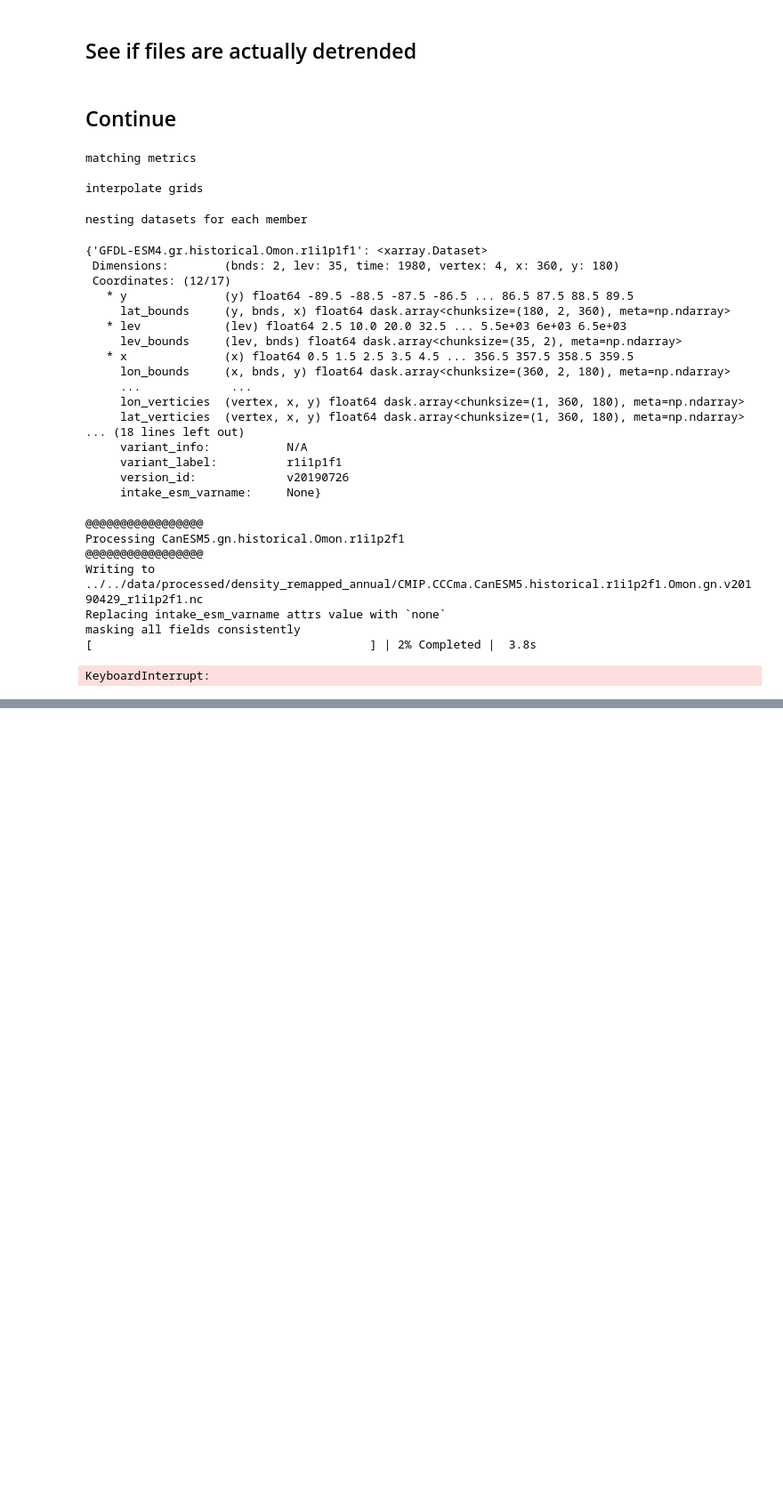
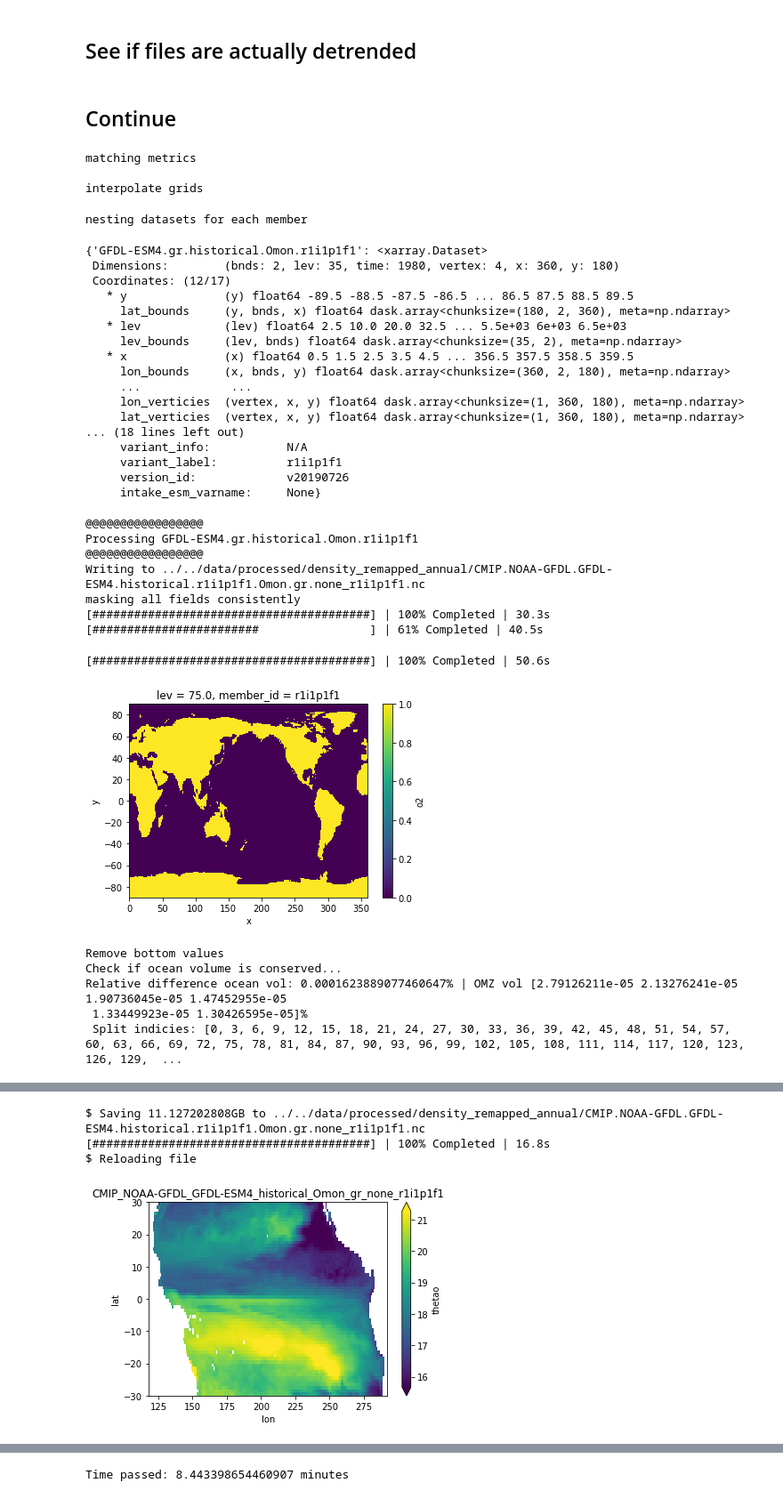
Before and after one commit to jbusecke/cmip6_omz, a Jupyter notebook: notebooks/sam_tests/cmip6_density_transform_pipeline_dev.ipynb, the cells around one changed output, grey strips where cells are left out. Shown: that part at 89% size. Drawn from its saved outputs; the diff is of its cells as text; code cells hidden in the pictures; blank space fills up the shorter version.

```diff
--- a/notebooks/sam_tests/cmip6_density_transform_pipeline_dev.ipynb
+++ b/notebooks/sam_tests/cmip6_density_transform_pipeline_dev.ipynb
@@ -96,8 +96,8 @@ def transform_wrapper_again(
     ],
 ):
 
-    #sigma_bins = np.array([0, 24.5, 26.5, 27.65, 100])
-    sigma_bins = np.array([0, 23.0, 24.5, 25.5, 26.5, 26.65, 26.7, 27.4, 27.65, 27.8, 100])
+    sigma_bins = np.array([0, 24.5, 26.5, 27.65, 100])
+    #sigma_bins = np.array([0, 23.0, 24.5, 25.5, 26.5, 26.65, 26.7, 27.4, 27.65, 27.8, 100])
     # define variables to be averaged (intensive quantities)
     intensive_vars = [
         "thetao",
@@ -595,7 +546,7 @@ for name, ds in ddict_nested.items():
 
             ds_sigma_monthly = transform_wrapper_again(ds)
 
-            if vol_consistency_check_wrapper(ds, ds_sigma_monthly):
+            if not vol_consistency_check_wrapper(ds, ds_sigma_monthly):
                 continue
             else:
                 ds_sigma_yearly = strip_encoding(resample_yearly(ds_sigma_monthly))
@@ -614,35 +565,41 @@ for name, ds in ddict_nested.items():
                 # rechunk the resulting file for convenience
                 ds_sigma_yearly = strip_encoding(
                     ds_sigma_yearly.chunk({"x": -1, "y": -1, "time": 2})
                 )
 
                 #################### write out results ########################
                 with ProgressBar():
                     ds_sigma_reloaded = write(
                         ds_sigma_yearly,
                         filename,
                         overwrite=True,
                         force_load=False,
                         check_zarr_complete=True,
                     )
             ###### delete temps ######
             for tf in tempfilelist:
                 if tf.exists():
                     shutil.rmtree(tf)
             ##################### Verification plotting ##########################
             try:
                 plot_omz_results(ds_sigma_reloaded)
             except Exception as e:
                 print(f"Plotting failed with: {e}")
         plt.show()
         t1 = time.time()
         print(f"Time passed: {(t1-t0)/60} minutes")
 # %% [output]
 @@@@@@@@@@@@@@@@@
-Processing CanESM5.gn.historical.Omon.r1i1p2f1
+Processing GFDL-ESM4.gr.historical.Omon.r1i1p1f1
 @@@@@@@@@@@@@@@@@
-Writing to ../../data/processed/density_remapped_annual/CMIP.CCCma.CanESM5.historical.r1i1p2f1.Omon.gn.v20190429_r1i1p2f1.nc
-Replacing intake_esm_varname attrs value with `none`
+Writing to ../../data/processed/density_remapped_annual/CMIP.NOAA-GFDL.GFDL-ESM4.historical.r1i1p1f1.Omon.gr.none_r1i1p1f1.nc
 masking all fields consistently
-[                                        ] | 2% Completed |  3.8s
+[########################################] | 100% Completed | 30.3s
+[########################                ] | 61% Completed | 40.5s
-KeyboardInterrupt:
+[########################################] | 100% Completed | 50.6s
+[figure, added]
+Remove bottom values
+Check if ocean volume is conserved...
+Relative difference ocean vol: 0.0001623889077460647% | OMZ vol [2.79126211e-05 2.13276241e-05 1.90736045e-05 1.47452955e-05
+ 1.33449923e-05 1.30426595e-05]%
+ Split indicies: [0, 3, 6, 9, 12, 15, 18, 21, 24, 27, 30, 33, 36, 39, 42, 45, 48, 51, 54, 57, 60, 63, 66, 69, 72, 75, 78, 81, 84, 87, 90, 93, 96, 99, 102, 105, 108, 111, 114, 117, 120, 123, 126, 129,  ...
@@ -648,0 +607,4 @@ KeyboardInterrupt:
+$ Saving 11.127202808GB to ../../data/processed/density_remapped_annual/CMIP.NOAA-GFDL.GFDL-ESM4.historical.r1i1p1f1.Omon.gr.none_r1i1p1f1.nc
+[########################################] | 100% Completed | 16.8s
+$ Reloading file
+[figure, added]
@@ -648,0 +613 @@ KeyboardInterrupt:
+Time passed: 8.443398654460907 minutes
```
Also changed, not shown: parts of 7 cells of this notebook.
